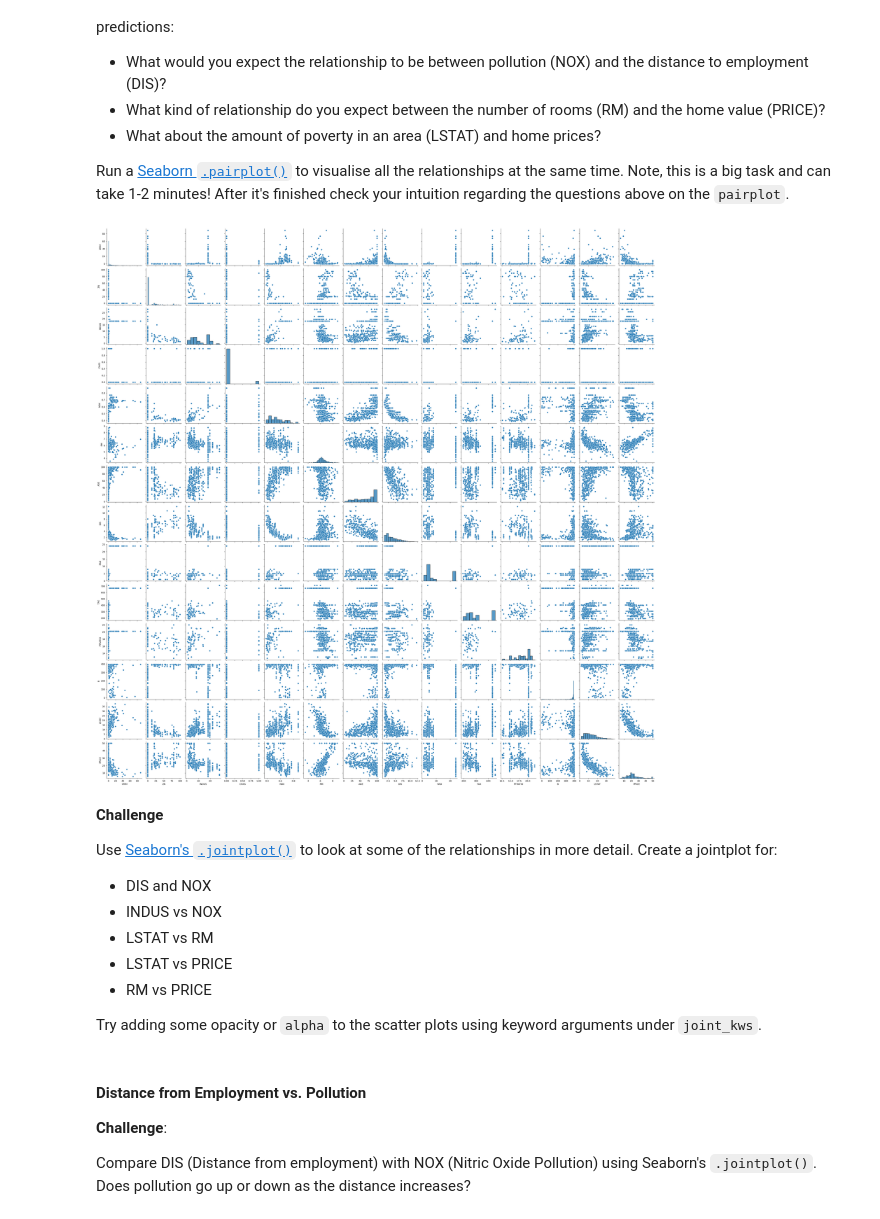
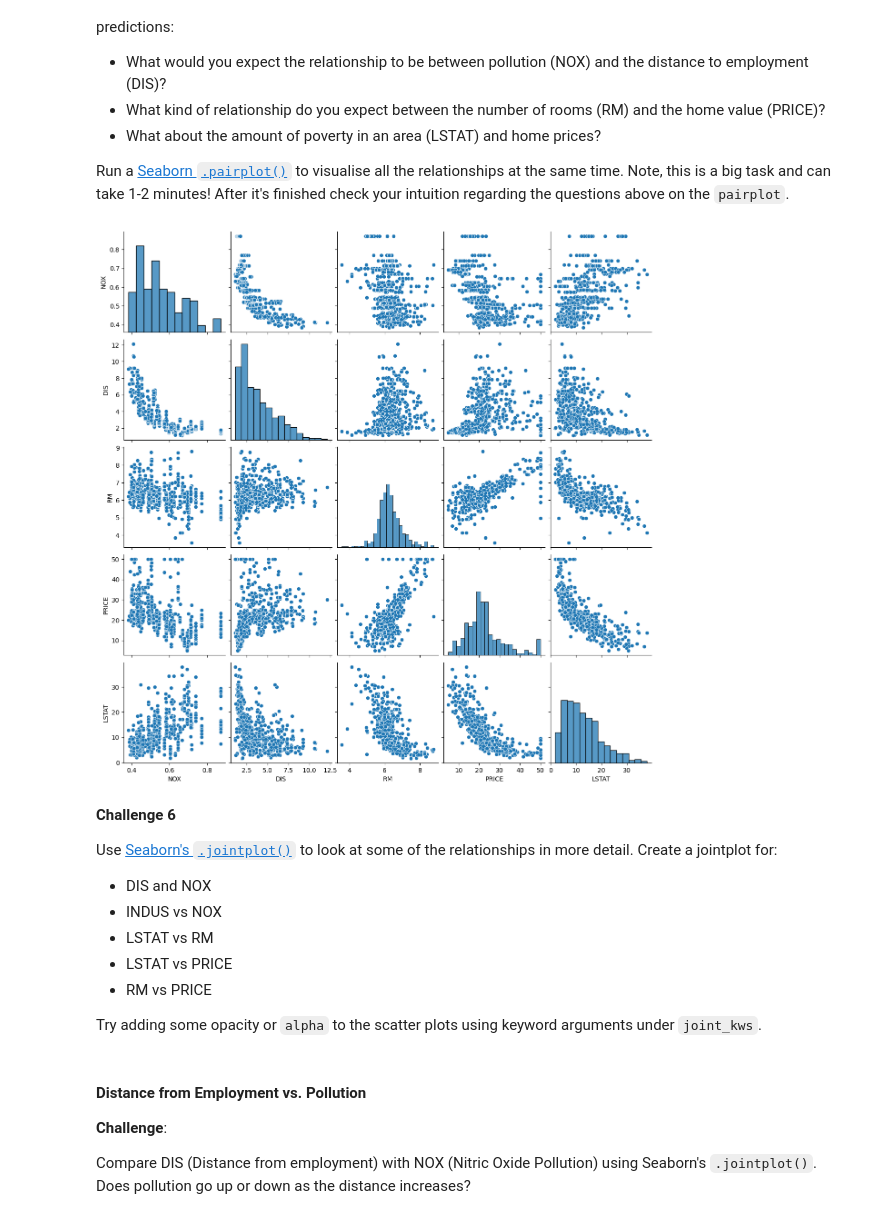
Before and after one commit to ahpmatias/capstone-boston-house-prices, a Jupyter notebook: Multivariable_Regression_and_Valuation_Model_(start).ipynb, the cells around one changed output. Drawn from its saved outputs; the diff is of its cells as text; code cells hidden in the pictures.

Commit message:
Finish challenge 6.

```diff
--- a/Multivariable_Regression_and_Valuation_Model_(start).ipynb
+++ b/Multivariable_Regression_and_Valuation_Model_(start).ipynb
@@ -270,13 +270,14 @@ There might be some relationships in the data that we should know about. Before
 
 Run a [Seaborn `.pairplot()`](https://seaborn.pydata.org/generated/seaborn.pairplot.html?highlight=pairplot#seaborn.pairplot) to visualise all the relationships at the same time. Note, this is a big task and can take 1-2 minutes! After it's finished check your intuition regarding the questions above on the `pairplot`.
 # %%
-sns.pairplot(data)
+sns.pairplot(data,
+             vars=['NOX','DIS','RM','PRICE','LSTAT'])
 
 plt.show()
 # %% [output]
-[figure, old version]
+[figure, new version]
 # %% [markdown]
-**Challenge**
+**Challenge 6**
 
 Use [Seaborn's `.jointplot()`](https://seaborn.pydata.org/generated/seaborn.jointplot.html) to look at some of the relationships in more detail. Create a jointplot for:
 
```
Also changed, not shown: parts of 5 cells of this notebook.
